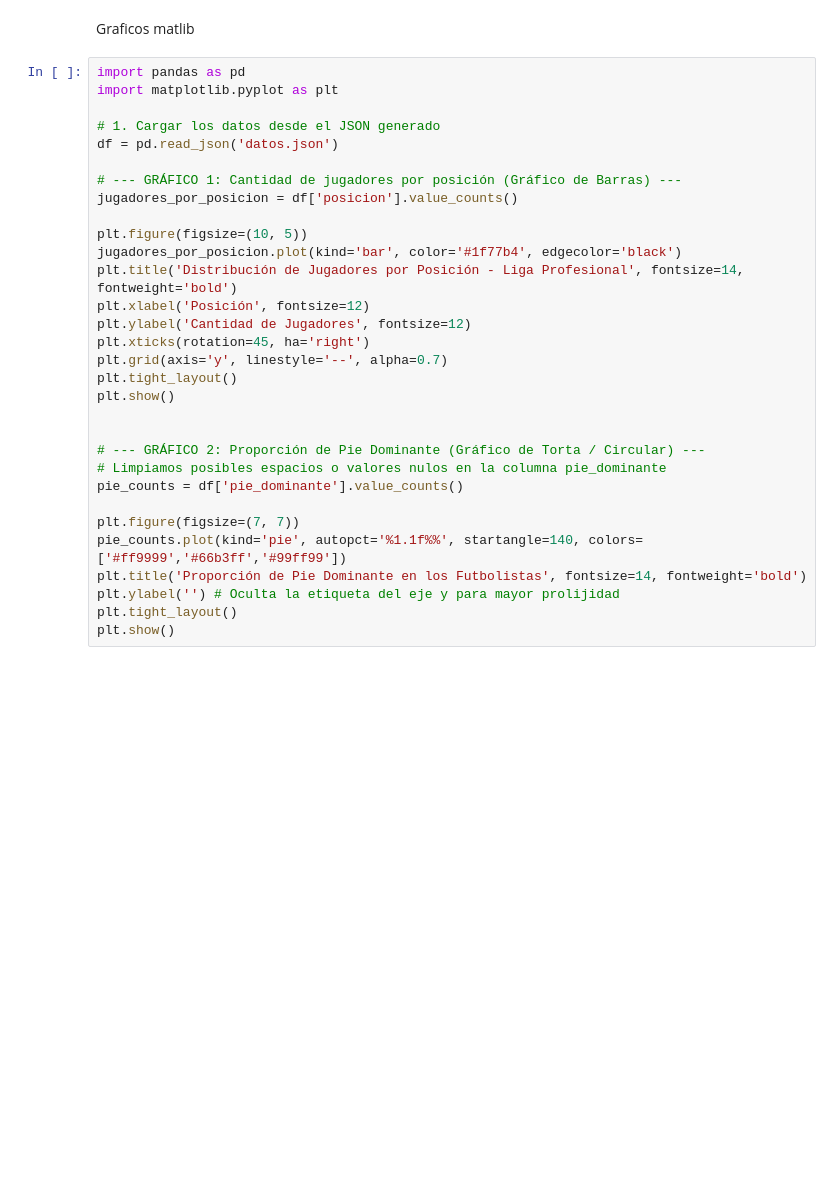
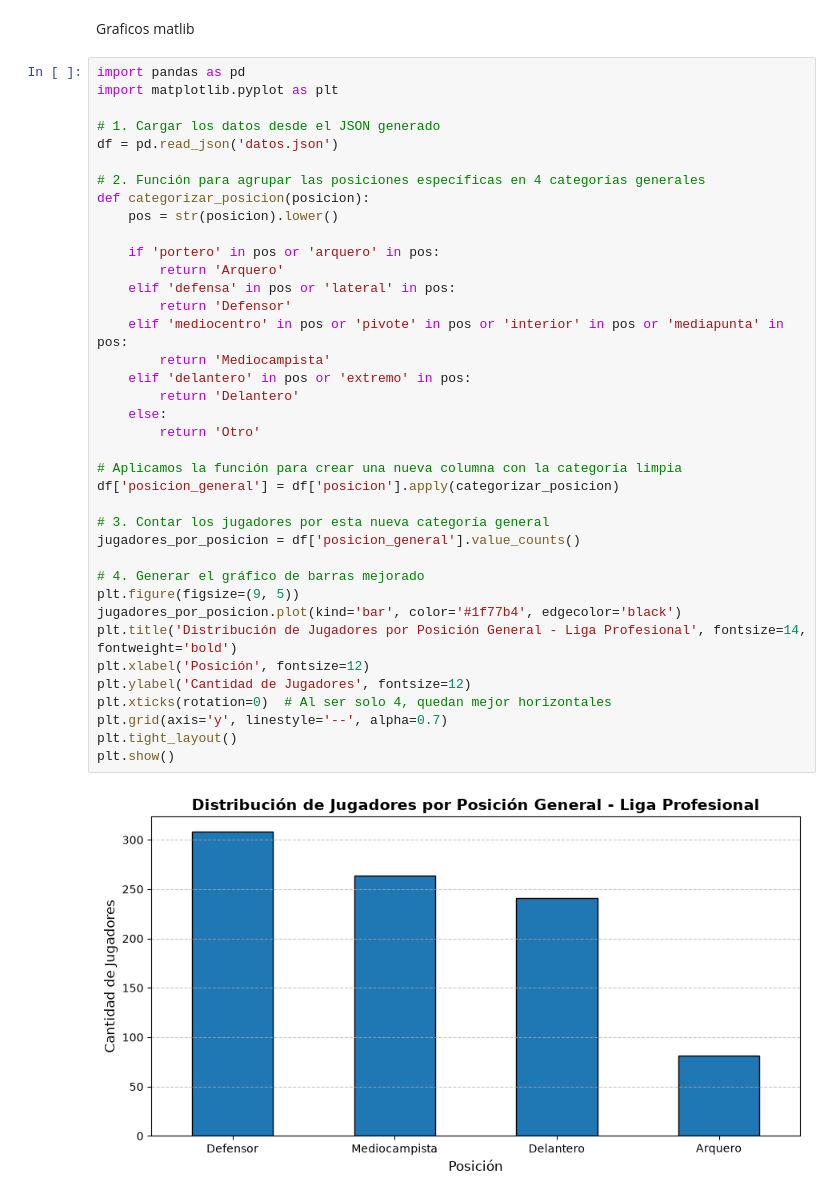
Before and after one commit to NicoHat/Microaplicacion-Programacion-con-IA-Lowcode, a Jupyter notebook: analisis.ipynb, the cells around one changed output. Drawn from its saved outputs; the diff is of its cells as text; blank space fills up the shorter version.

Commit message:
unifico las posiciones de jugadores en los graficos de analisis

```diff
--- a/analisis.ipynb
+++ b/analisis.ipynb
@@ -46,31 +36,40 @@ Graficos matlib
 # %%
 import pandas as pd
 import matplotlib.pyplot as plt
 
 # 1. Cargar los datos desde el JSON generado
 df = pd.read_json('datos.json')
 
-# --- GRÁFICO 1: Cantidad de jugadores por posición (Gráfico de Barras) ---
-jugadores_por_posicion = df['posicion'].value_counts()
+# 2. Función para agrupar las posiciones específicas en 4 categorías generales
+def categorizar_posicion(posicion):
+    pos = str(posicion).lower()
 
-plt.figure(figsize=(10, 5))
+    if 'portero' in pos or 'arquero' in pos:
+        return 'Arquero'
+    elif 'defensa' in pos or 'lateral' in pos:
+        return 'Defensor'
+    elif 'mediocentro' in pos or 'pivote' in pos or 'interior' in pos or 'mediapunta' in pos:
+        return 'Mediocampista'
+    elif 'delantero' in pos or 'extremo' in pos:
+        return 'Delantero'
+    else:
+        return 'Otro'
+
+# Aplicamos la función para crear una nueva columna con la categoría limpia
+df['posicion_general'] = df['posicion'].apply(categorizar_posicion)
+
+# 3. Contar los jugadores por esta nueva categoría general
+jugadores_por_posicion = df['posicion_general'].value_counts()
+
+# 4. Generar el gráfico de barras mejorado
+plt.figure(figsize=(9, 5))
 jugadores_por_posicion.plot(kind='bar', color='#1f77b4', edgecolor='black')
-plt.title('Distribución de Jugadores por Posición - Liga Profesional', fontsize=14, fontweight='bold')
+plt.title('Distribución de Jugadores por Posición General - Liga Profesional', fontsize=14, fontweight='bold')
 plt.xlabel('Posición', fontsize=12)
 plt.ylabel('Cantidad de Jugadores', fontsize=12)
-plt.xticks(rotation=45, ha='right')
+plt.xticks(rotation=0)  # Al ser solo 4, quedan mejor horizontales
 plt.grid(axis='y', linestyle='--', alpha=0.7)
 plt.tight_layout()
 plt.show()
-
-
-# --- GRÁFICO 2: Proporción de Pie Dominante (Gráfico de Torta / Circular) ---
-# Limpiamos posibles espacios o valores nulos en la columna pie_dominante
-pie_counts = df['pie_dominante'].value_counts()
-
-plt.figure(figsize=(7, 7))
-pie_counts.plot(kind='pie', autopct='%1.1f%%', startangle=140, colors=['#ff9999','#66b3ff','#99ff99'])
-plt.title('Proporción de Pie Dominante en los Futbolistas', fontsize=14, fontweight='bold')
-plt.ylabel('') # Oculta la etiqueta del eje y para mayor prolijidad
-plt.tight_layout()
-plt.show()
+# %% [output]
+[figure, added]
```
Also changed, not shown: parts of 2 cells of this notebook.
